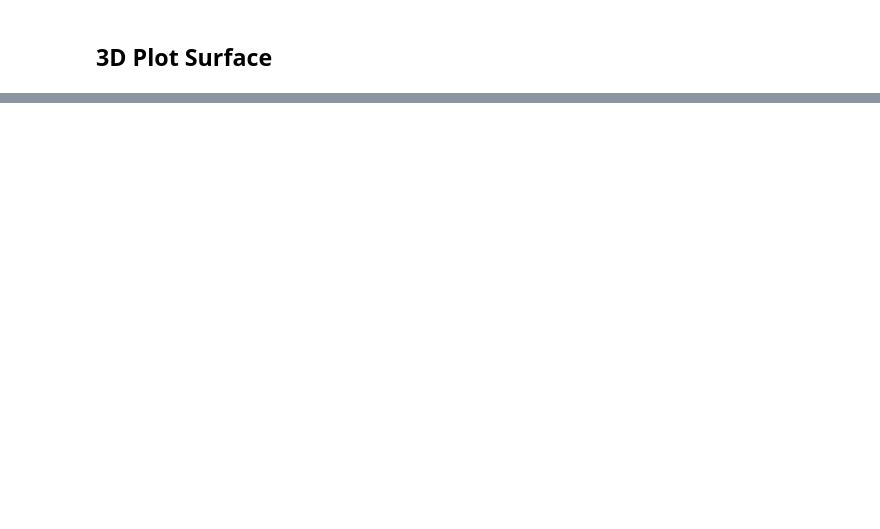
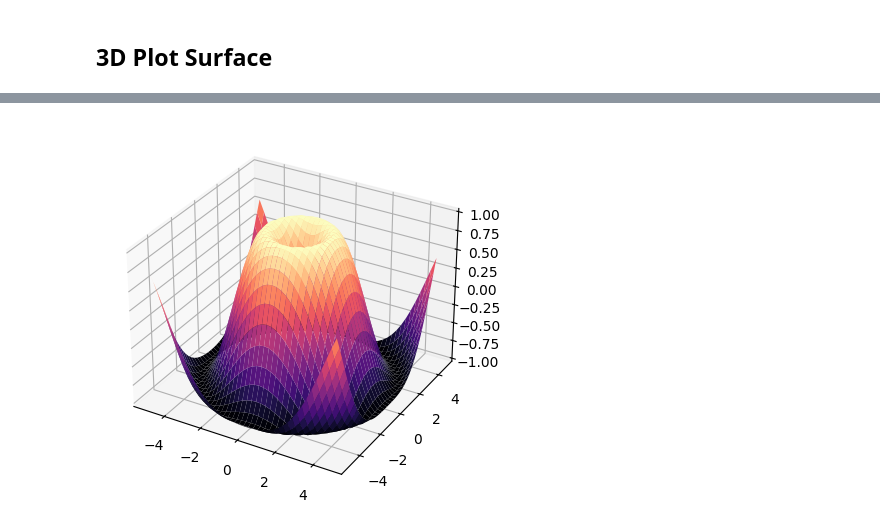
Before and after one commit to ananya-codes-data/Learning-Python, a Jupyter notebook: matplotlib.ipynb, the cells around one changed output, grey strips where cells are left out. Saved outputs shown, nothing was run; the diff lists cells and outputs as text; code cells hidden in the pictures; blank space fills up the shorter version.

```diff
--- a/matplotlib.ipynb
+++ b/matplotlib.ipynb
@@ -355,0 +389,17 @@ plt.show()
+# %%
+ax = plt.axes(projection= '3d')
+
+x = np.arange(-5, 5, 0.25)
+y = np.arange(-5, 5, 0.25)
+
+x, y = np.meshgrid(x, y)
+
+r = np.sqrt(x**2 + y**2)
+
+z = np.sin(r)
+
+ax.plot_surface(x, y, z, cmap= 'magma')
+
+plt.show()
+# %% [output]
+[figure, added]
```
Also changed, not shown: parts of 2 cells of this notebook.
